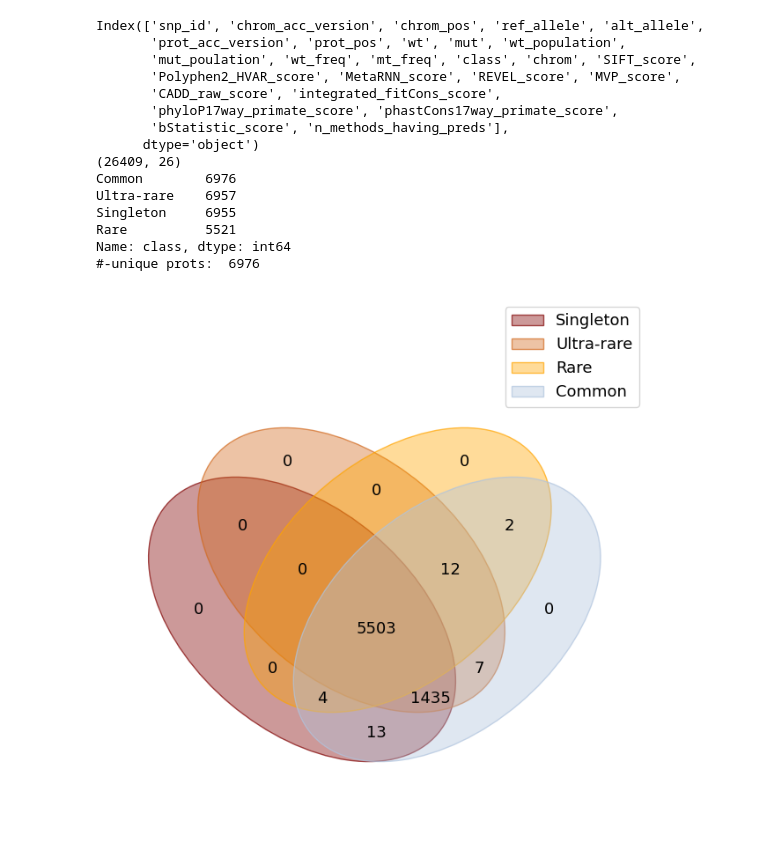
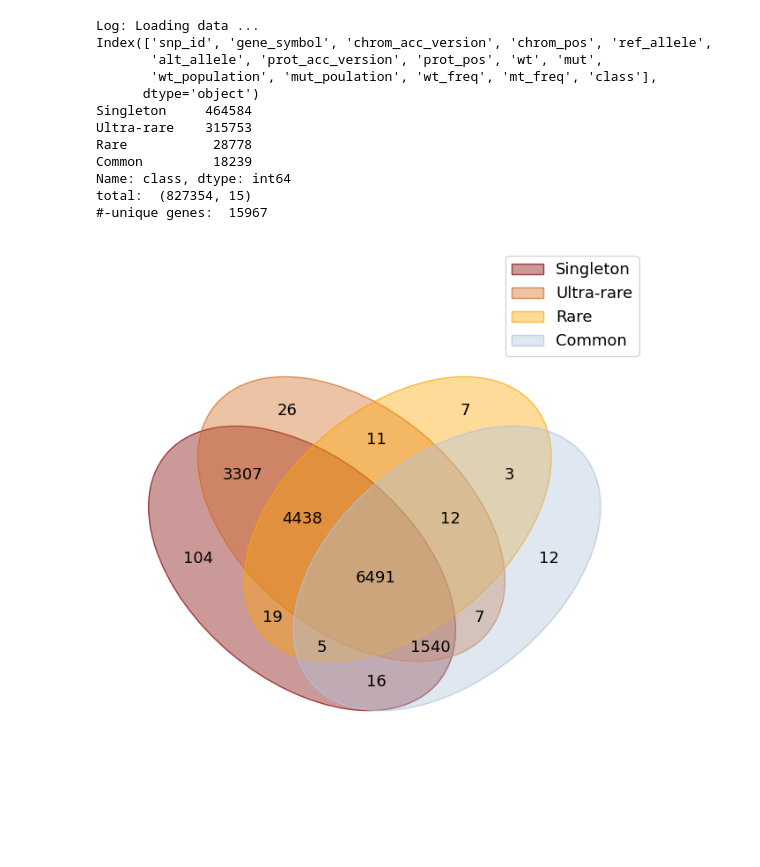
Before and after one commit to akabiraka/variant_effect_analysis, a Jupyter notebook: models/aa_common/plot_venn_diagram.ipynb, the cells around one changed output. Drawn from its saved outputs; the diff is of its cells as text; code cells hidden in the pictures; blank space fills up the shorter version.

Commit message:
plots are updated

```diff
--- a/models/aa_common/plot_venn_diagram.ipynb
+++ b/models/aa_common/plot_venn_diagram.ipynb
@@ -51,34 +72,34 @@ Name: class, dtype: int64
 [figure]
 # %%
-from data_loader import get_popu_freq_dbnsfp_dataset
-popu_freq_df, _ = get_popu_freq_dbnsfp_dataset(home_dir)
+# from data_loader import get_popu_freq_dbnsfp_dataset
+# popu_freq_df, _ = get_popu_freq_dbnsfp_dataset(home_dir)
+
+from data_loader import get_population_freq_SNVs
+popu_freq_df = get_population_freq_SNVs(home_dir)
 
 x = popu_freq_df.copy()
 a = set(x[(x["class"]=="Common")]["prot_acc_version"].unique())
 b = set(x[(x["class"]=="Rare")]["prot_acc_version"].unique())
 c = set(x[(x["class"]=="Ultra-rare")]["prot_acc_version"].unique())
 d = set(x[(x["class"]=="Singleton")]["prot_acc_version"].unique())
 
 data = {'Singleton':d, 'Ultra-rare':c, 'Rare':b, 'Common':a}
 from venn import venn
 venn(data, cmap=popu_freq_colors_list)
 
 # plt.show()
 plt.savefig(home_dir+f"models/aa_common/plots_venn_diagram/popu_freq.png", dpi=300, format="png", bbox_inches='tight', pad_inches=0.0)
 # %% [output]
-Index(['snp_id', 'chrom_acc_version', 'chrom_pos', 'ref_allele', 'alt_allele',
-       'prot_acc_version', 'prot_pos', 'wt', 'mut', 'wt_population',
-       'mut_poulation', 'wt_freq', 'mt_freq', 'class', 'chrom', 'SIFT_score',
-       'Polyphen2_HVAR_score', 'MetaRNN_score', 'REVEL_score', 'MVP_score',
-       'CADD_raw_score', 'integrated_fitCons_score',
-       'phyloP17way_primate_score', 'phastCons17way_primate_score',
-       'bStatistic_score', 'n_methods_having_preds'],
+Log: Loading data ...
+Index(['snp_id', 'gene_symbol', 'chrom_acc_version', 'chrom_pos', 'ref_allele',
+       'alt_allele', 'prot_acc_version', 'prot_pos', 'wt', 'mut',
+       'wt_population', 'mut_poulation', 'wt_freq', 'mt_freq', 'class'],
       dtype='object')
-(26409, 26)
-Common        6976
-Ultra-rare    6957
-Singleton     6955
-Rare          5521
+Singleton     464584
+Ultra-rare    315753
+Rare           28778
+Common         18239
 Name: class, dtype: int64
-#-unique prots:  6976
+total:  (827354, 15)
+#-unique genes:  15967
-[figure, old version]
+[figure, new version]
```
Also changed, not shown: parts of 3 cells of this notebook, 1 other file.
